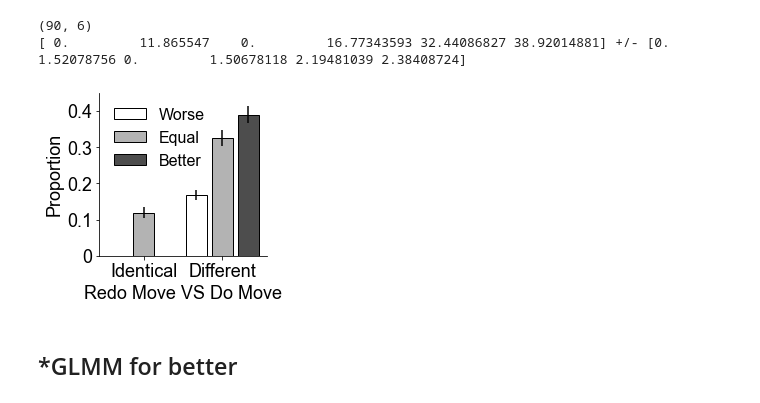
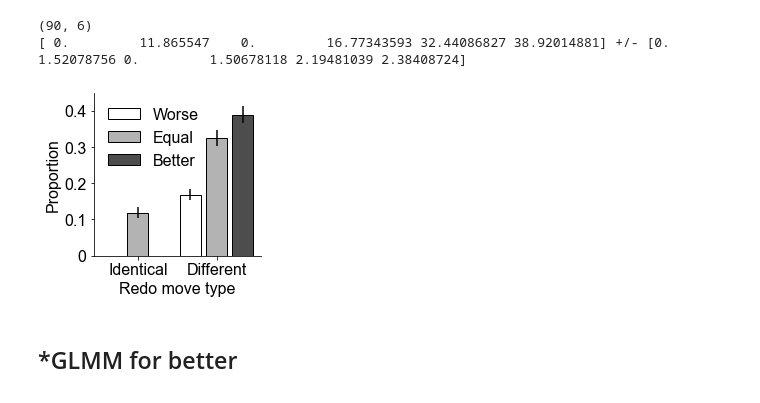
Before and after one commit to sherrybao222/Road_Construction, a Jupyter notebook: analysis/final_analysis/figure_dk_20250125.ipynb, the cells around one changed output. Drawn from its saved outputs; the diff is of its cells as text; code cells hidden in the pictures.

Commit message:
update figures

```diff
--- a/analysis/final_analysis/figure_dk_20250125.ipynb
+++ b/analysis/final_analysis/figure_dk_20250125.ipynb
@@ -49,9 +55,13 @@ data_dir  = 'data/preprocessed'
 out_dir = home_dir + 'figures/figures_final/'
 R_out_dir = home_dir + 'R_analysis_data/'
 # %%
+data_choice_level = pd.read_csv(R_out_dir +  'choice_level/choicelevel_data.csv')
+data_choice_level = df_choice_add_features(data_choice_level)
+
 data_puzzle_level = pd.read_csv(R_out_dir +  'data.csv')
+data_puzzle_level = df_map_add_features(data_puzzle_level, data_choice_level)
 puzzleID_order_data = data_puzzle_level.sort_values(["subjects","puzzleID"])
-data_choice_level = pd.read_csv(R_out_dir +  'choice_level/choicelevel_data.csv')
+
 
 single_condition_data = puzzleID_order_data[puzzleID_order_data['condition']==1].copy()
 single_condition_data = single_condition_data.reset_index()
@@ -4716,35 +4744,35 @@ fig, ax = plt.subplots(1,1,figsize=(3,3))
 colors = ['w','0.7','0.3']
 for each in range(3):
     ax.bar(np.arange(2)*3+each, np.mean(undo_same_diff_weqb_p[:, np.arange(2)*3+each],axis=0), yerr = np.std(undo_same_diff_weqb_p[:, np.arange(2)*3+each],axis=0)/np.sqrt(undo_same_diff_weqb[:, np.arange(2)*3+each].shape[0]), color = colors[each],edgecolor = 'k')
 
 
 # ax.bar(np.arange(6), np.mean(undo_same_diff_weqb_p,axis=0), yerr = np.std(undo_same_diff_weqb_p,axis=0)/np.sqrt(undo_same_diff_weqb.shape[0]), color = ['w','0.5','k'],edgecolor = 'k')
 sns.despine()
 
 # ax.set_xticks(np.arange(6))
 # ax.set_xticklabels(['','Same','','','Different',''])
 
 ax.set_xticks([1,4])
 ax.set_xticklabels(['Identical','Different'])
 
 # set y lim
 ax.set_ylim([0,0.45])
 
 # set y ticks
 ax.set_yticks(np.arange(0,0.5,0.1))
 # set ytickslabel in string
 ax.set_yticklabels(['0','0.1','0.2','0.3','0.4'])
 
 # legend that says worse, equally good, better, without bounding box
 ax.legend(['Worse','Equal','Better'],loc='upper left', frameon=False, fontsize = 16)
 
-ax.set_xlabel('Redo Move VS Do Move')
+ax.set_xlabel('Redo move type')
 ax.set_ylabel('Proportion')
 
 # save figure
 plt.savefig(out_dir + '/figure_worse_better_with_same_diff'+save_mode, dpi=300, bbox_inches='tight')
 # %% [output]
-[figure, old version]
+[figure, new version]
 # %% [markdown]
 ## *GLMM for better
 # %%
```
Also changed, not shown: parts of 6 cells of this notebook, 4 other files.
